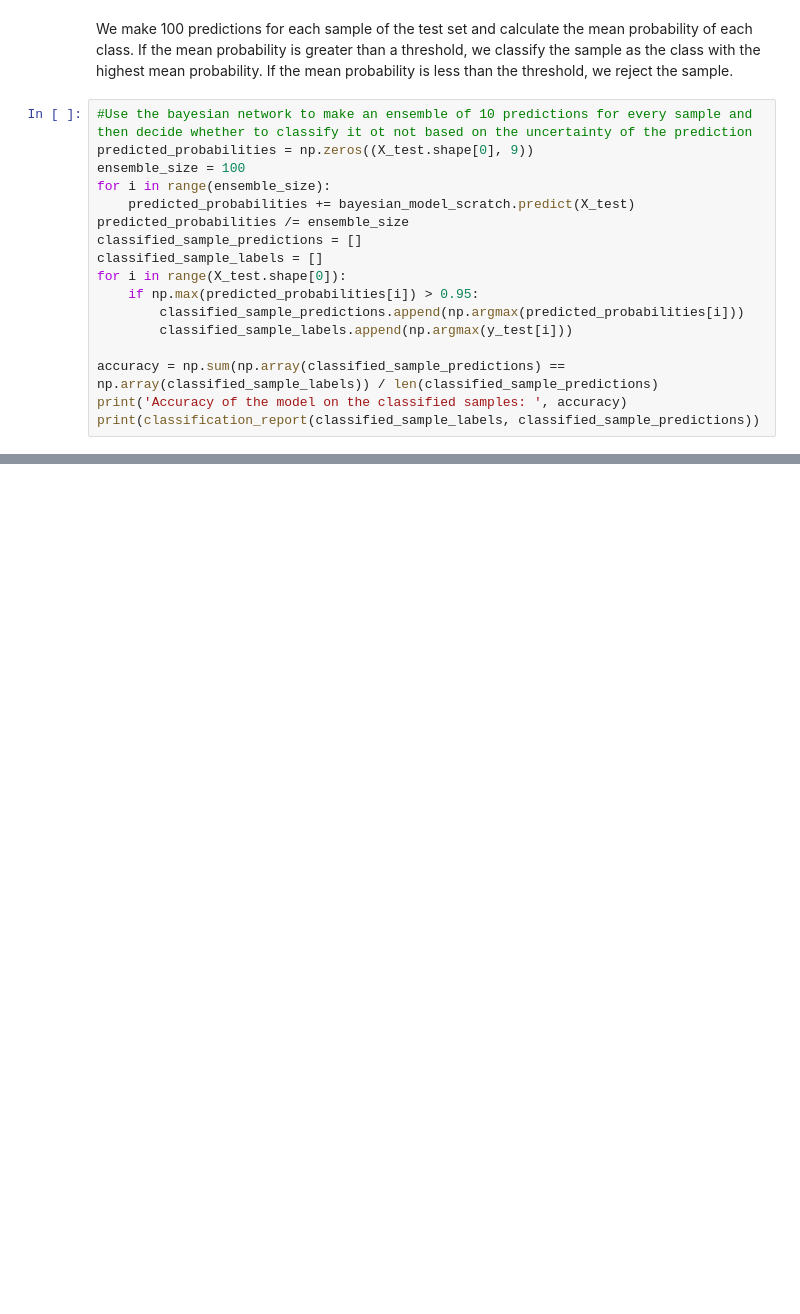
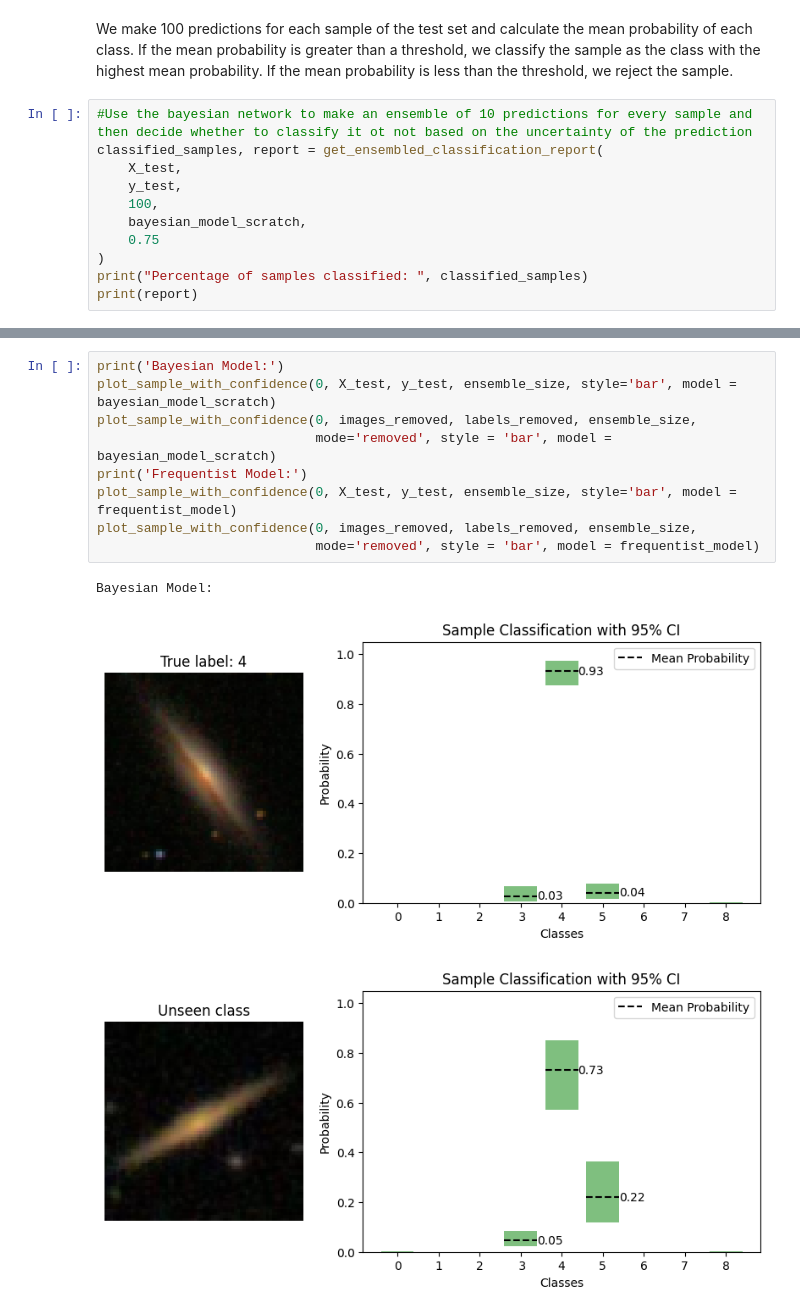
Before and after one commit to abhimanyu911/bayesian_sdss, a Jupyter notebook: sdss_classification.ipynb, the cells around one changed output, grey strips where cells are left out. Cells and saved outputs as stored; diff of their text form; blank space fills up the shorter version.

Commit message:
pushed plot and code style changes

```diff
--- a/sdss_classification.ipynb
+++ b/sdss_classification.ipynb
@@ -264,19 +263,13 @@ weighted avg       0.81      0.82      0.81      3265
 We make 100 predictions for each sample of the test set and calculate the mean probability of each class. If the mean probability is greater than a threshold, we classify the sample as the class with the highest mean probability. If the mean probability is less than the threshold, we reject the sample.
 # %%
 #Use the bayesian network to make an ensemble of 10 predictions for every sample and then decide whether to classify it ot not based on the uncertainty of the prediction
-predicted_probabilities = np.zeros((X_test.shape[0], 9))
-ensemble_size = 100
-for i in range(ensemble_size):
-    predicted_probabilities += bayesian_model_scratch.predict(X_test)
-predicted_probabilities /= ensemble_size
-classified_sample_predictions = []
-classified_sample_labels = []
-for i in range(X_test.shape[0]):
-    if np.max(predicted_probabilities[i]) > 0.95:
-        classified_sample_predictions.append(np.argmax(predicted_probabilities[i]))
-        classified_sample_labels.append(np.argmax(y_test[i]))
-
-accuracy = np.sum(np.array(classified_sample_predictions) == np.array(classified_sample_labels)) / len(classified_sample_predictions)
-print('Accuracy of the model on the classified samples: ', accuracy)
-print(classification_report(classified_sample_labels, classified_sample_predictions))
+classified_samples, report = get_ensembled_classification_report(
+    X_test,
+    y_test,
+    100,
+    bayesian_model_scratch,
+    0.75
+)
+print("Percentage of samples classified: ", classified_samples)
+print(report)
 # %% [output]
@@ -361,0 +292,13 @@ Frequentist Model:
+# %%
+print('Bayesian Model:')
+plot_sample_with_confidence(0, X_test, y_test, ensemble_size, style='bar', model = bayesian_model_scratch)
+plot_sample_with_confidence(0, images_removed, labels_removed, ensemble_size,
+                            mode='removed', style = 'bar', model = bayesian_model_scratch)
+print('Frequentist Model:')
+plot_sample_with_confidence(0, X_test, y_test, ensemble_size, style='bar', model = frequentist_model)
+plot_sample_with_confidence(0, images_removed, labels_removed, ensemble_size,
+                            mode='removed', style = 'bar', model = frequentist_model)
+# %% [output]
+Bayesian Model:
+[figure, added]
+[figure, added]
```
Also changed, not shown: parts of 7 cells of this notebook, 4 other files.
